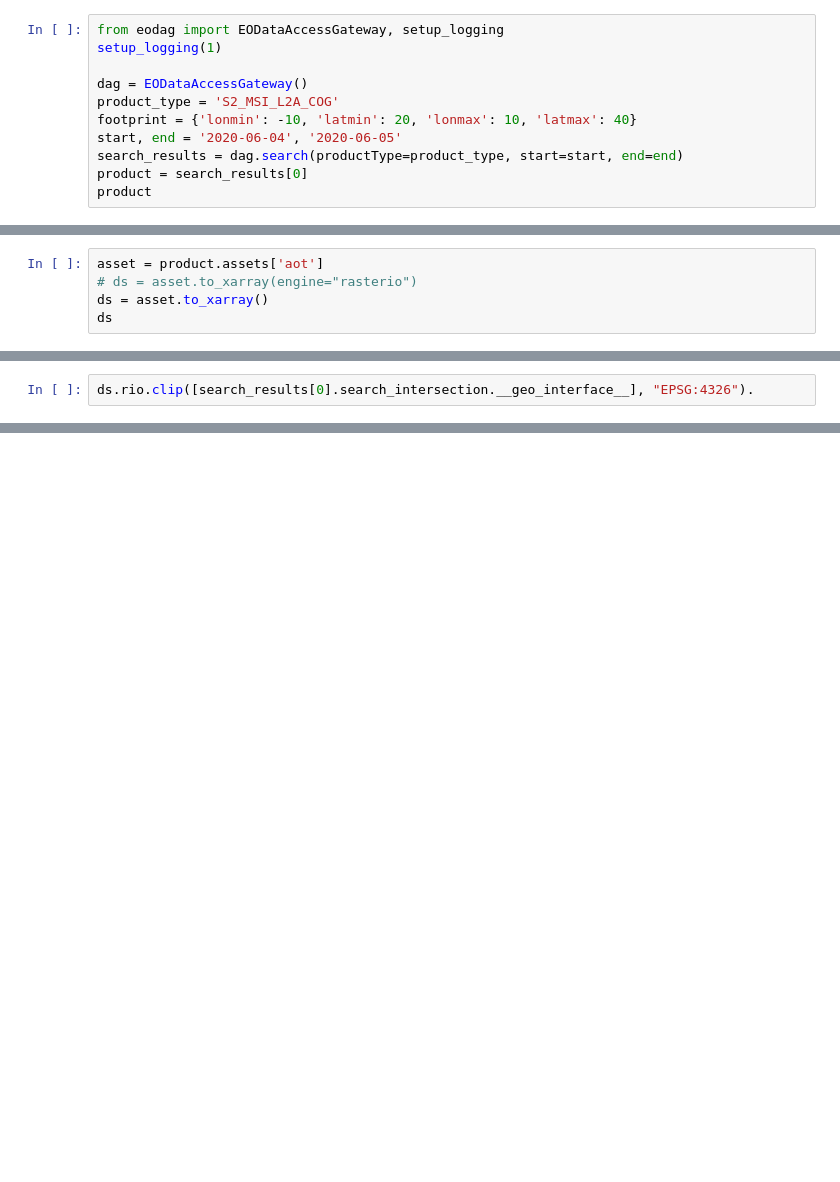
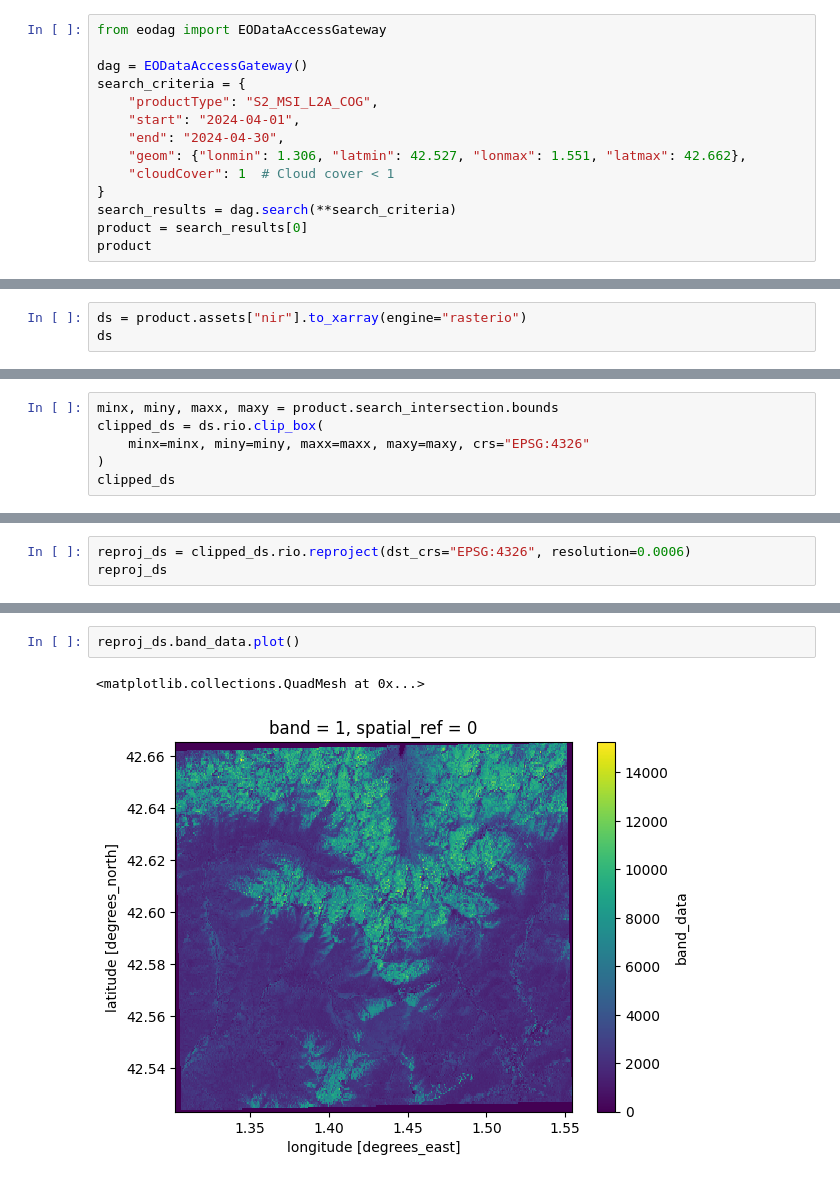
Before and after one commit to CS-SI/eodag-cube, a Jupyter notebook: docs/notebooks/clip-reproject.ipynb, the cells around one changed output, grey strips where cells are left out. Cells and saved outputs as stored; diff of their text form; blank space fills up the shorter version.

```diff
--- a/docs/notebooks/clip-reproject.ipynb
+++ b/docs/notebooks/clip-reproject.ipynb
@@ -5,12 +9,15 @@
 # %%
-from eodag import EODataAccessGateway, setup_logging
-setup_logging(1)
+from eodag import EODataAccessGateway
 
 dag = EODataAccessGateway()
-product_type = 'S2_MSI_L2A_COG'
-footprint = {'lonmin': -10, 'latmin': 20, 'lonmax': 10, 'latmax': 40}
-start, end = '2020-06-04', '2020-06-05'
-search_results = dag.search(productType=product_type, start=start, end=end)
+search_criteria = {
+    "productType": "S2_MSI_L2A_COG",
+    "start": "2024-04-01",
+    "end": "2024-04-30",
+    "geom": {"lonmin": 1.306, "latmin": 42.527, "lonmax": 1.551, "latmax": 42.662},
+    "cloudCover": 1  # Cloud cover < 1
+}
+search_results = dag.search(**search_criteria)
 product = search_results[0]
 product
 # %% [output]
@@ -35,6 +27,4 @@ EOProduct(id=S2A_60VUL_20200604_0_L2A, provider=earth_search_cog)
 # %%
-asset = product.assets['aot']
-# ds = asset.to_xarray(engine="rasterio")
-ds = asset.to_xarray()
+ds = product.assets["nir"].to_xarray(engine="rasterio")
 ds
 # %% [output]
@@ -98,0 +46,6 @@ Data variables:
+# %%
+minx, miny, maxx, maxy = product.search_intersection.bounds
+clipped_ds = ds.rio.clip_box(
+    minx=minx, miny=miny, maxx=maxx, maxy=maxy, crs="EPSG:4326"
+)
+clipped_ds
@@ -99,2 +64,3 @@ Data variables:
 # %%
-ds.rio.clip([search_results[0].search_intersection.__geo_interface__], "EPSG:4326").
+reproj_ds = clipped_ds.rio.reproject(dst_crs="EPSG:4326", resolution=0.0006)
+reproj_ds
@@ -100,0 +77,5 @@ ds.rio.clip([search_results[0].search_intersection.__geo_interface__], "EPSG:432
+# %%
+reproj_ds.band_data.plot()
+# %% [output]
+<matplotlib.collections.QuadMesh at 0x...>
+[figure, added]
```
Also changed, not shown: parts of 11 cells of this notebook, 1 other file.
